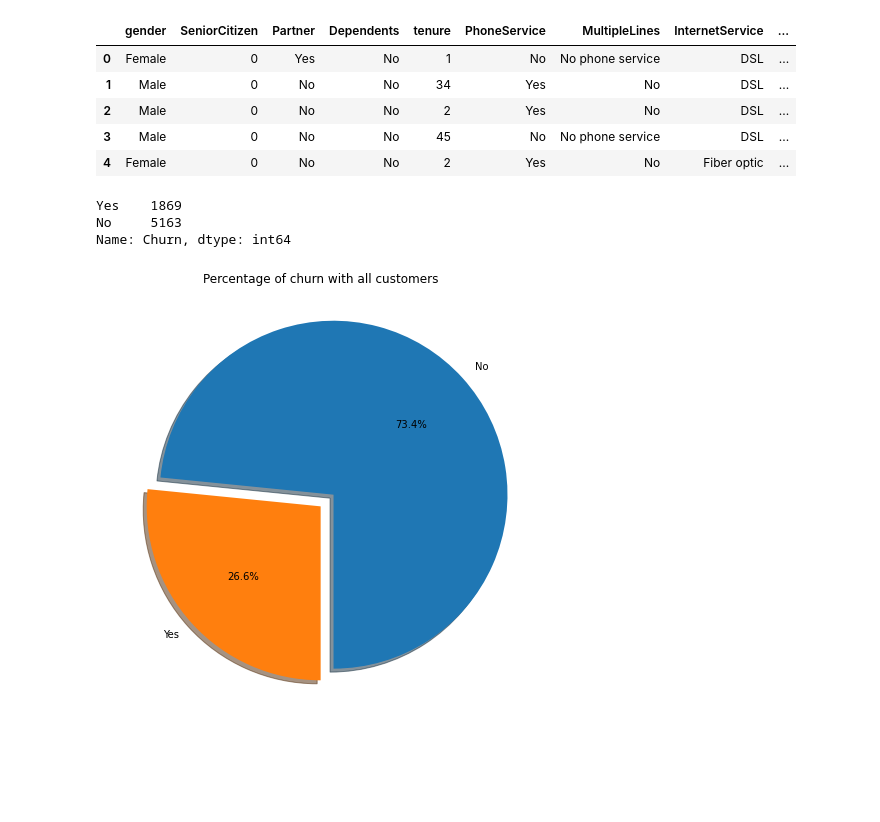
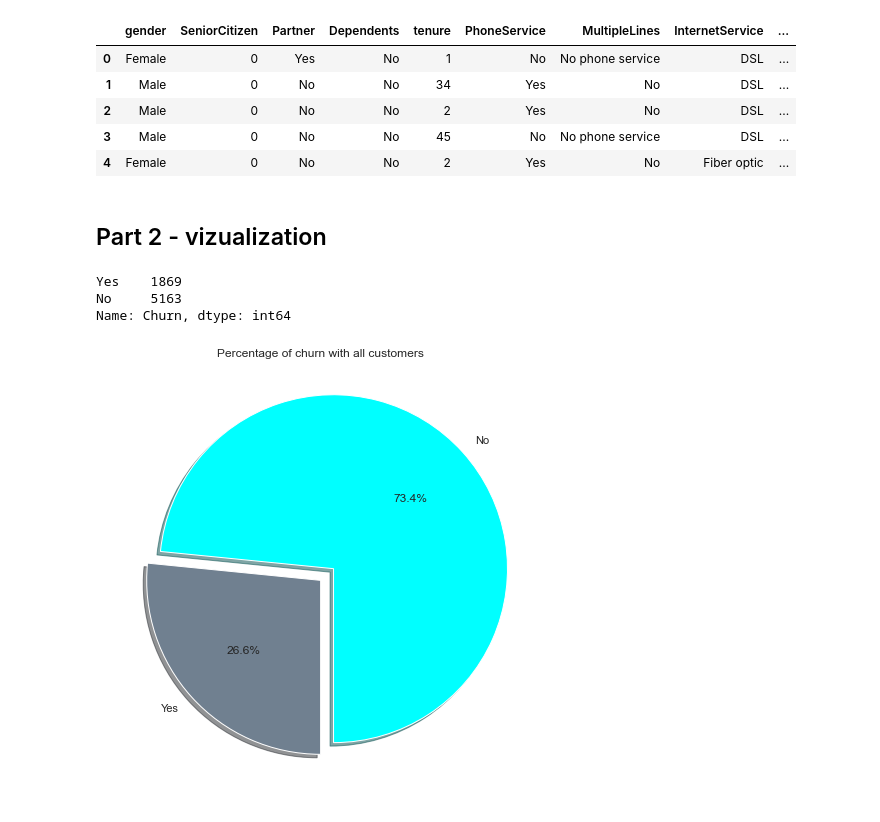
Before and after one commit to ShauliTaragin/ML-Sem1-Assignment, a Jupyter notebook: Classification task.ipynb, the cells around one changed output. Saved outputs shown, nothing was run; the diff lists cells and outputs as text; code cells hidden in the pictures; blank space fills up the shorter version.

Commit message:
added titles and 2 graphs

```diff
--- a/Classification task.ipynb
+++ b/Classification task.ipynb
@@ -137,6 +139,8 @@ df1.head()
 | 2 | Male | 0 | No | No | 2 | Yes | No | DSL | ... |
 | 3 | Male | 0 | No | No | 45 | No | No phone service | DSL | ... |
 | 4 | Female | 0 | No | No | 2 | Yes | No | Fiber optic | ... |
+# %% [markdown]
+## Part 2 - vizualization
 # %%
 #My goal in this is project is to predict whether a given client will churn or not , lets focus on that , by understanding and searching for coralation with churn
 df1['Churn'].value_counts(sort = False)
@@ -147,18 +151,18 @@ Name: Churn, dtype: int64
 # %%
 #lets see are main column in a graph using a pie from matplotlyb
 
 labels =df1['Churn'].value_counts(sort = True).index
 sizes = df1['Churn'].value_counts(sort = True)
 
-
+colors = ["aqua" , "slategrey"]
 
 explode = (0.1,0)  # explode 1st slice
 rcParams['figure.figsize'] = 8,8
 
-plt.pie(sizes, explode=explode, labels=labels,
+plt.pie(sizes, explode=explode, labels=labels,colors = colors ,
         autopct='%1.1f%%', shadow=True, startangle=270,) #autopct adds percents
 
 plt.title('Percentage of churn with all customers')
 plt.show()
 # %% [output]
-[figure, old version]
+[figure, new version]
```
Also changed, not shown: parts of 4 cells of this notebook.
